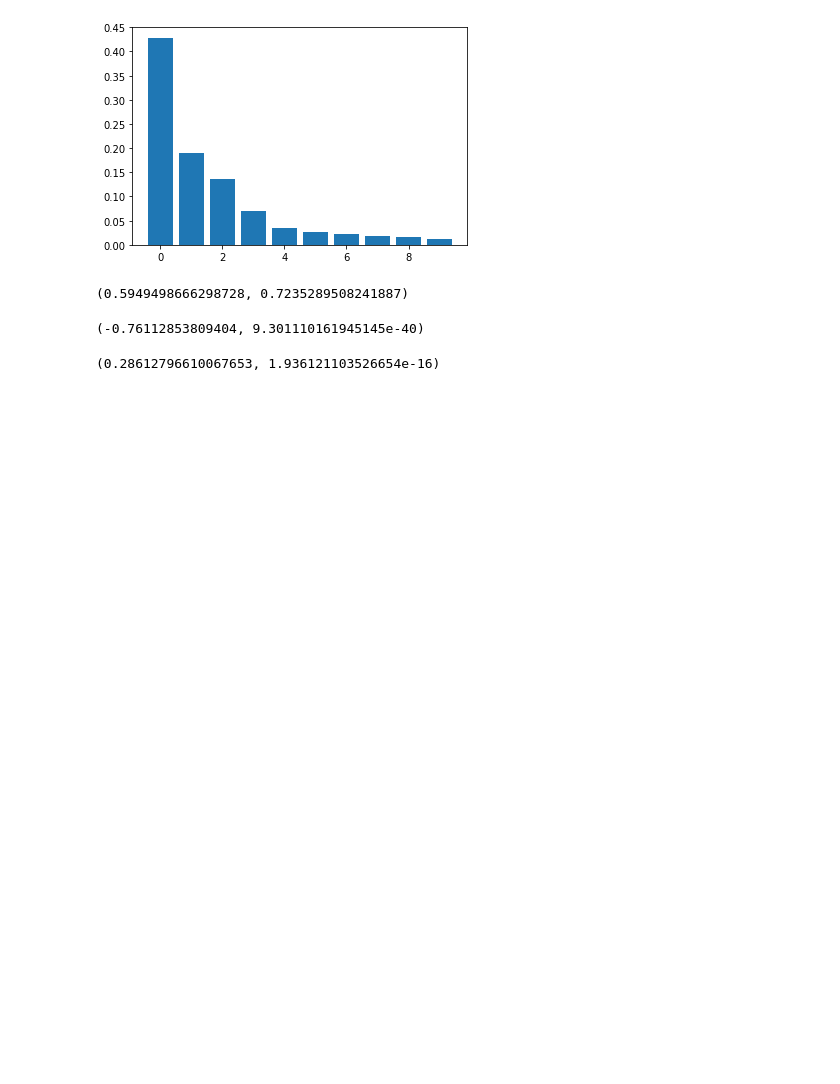
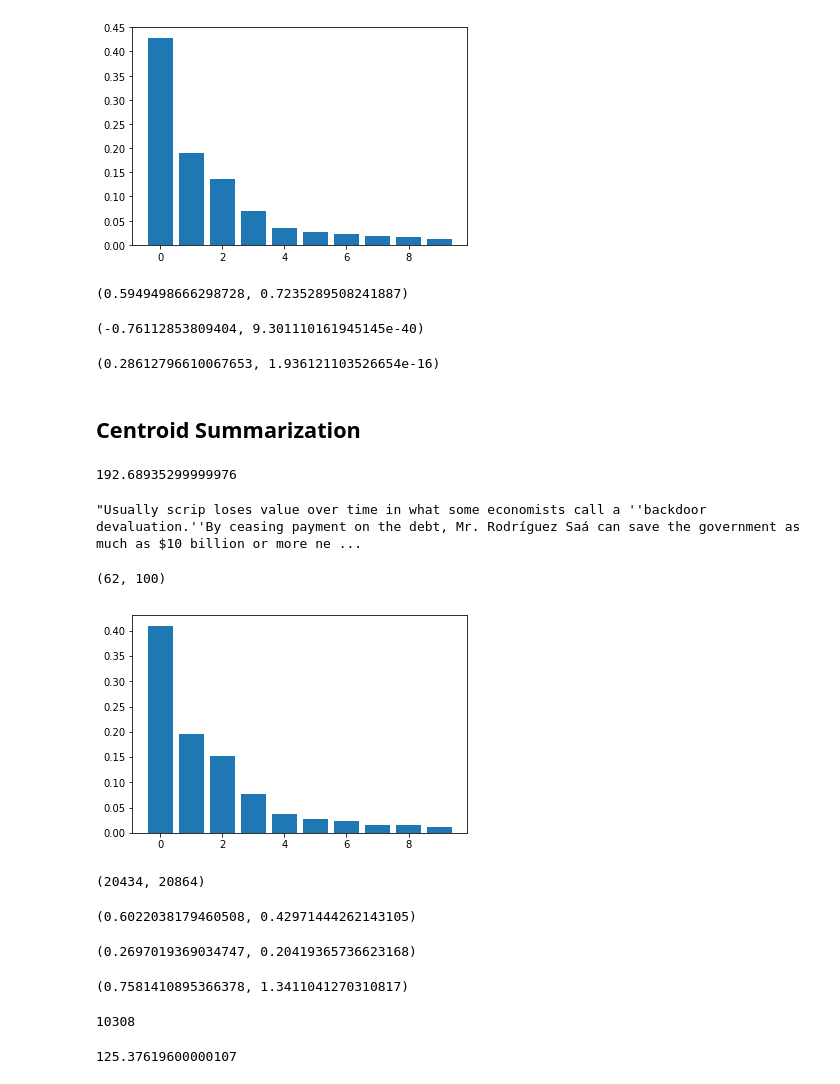
Before and after one commit to mjiang9/COS497, a Jupyter notebook: Thesis-Copy1.ipynb, the cells around one changed output. Cells and saved outputs as stored; diff of their text form; code cells hidden in the pictures; blank space fills up the shorter version.

```diff
--- a/Thesis-Copy1.ipynb
+++ b/Thesis-Copy1.ipynb
@@ -312,0 +398,4 @@ mtravs = getw2v_s(summaries_trav)
+# %%
+res = sorted([(x, gproj(gpols_centroid, mpols_centroid, x)) for x in filter(lambda x: x in mpols_centroid.wv.vocab, wordlist)], key=lambda x: x[1])
+for i in range(20):
+    print(f"{res[i][0].ljust(20)} {res[i][1]} \t\t {res[-i-1][0].ljust(20)} {res[-i-1][1]}")
@@ -621,10 +763,10 @@ for i in range(len(politics)):
         if wcount < start:
             continue
         elif started is False:
-            wcontrols_pol.append(w[max(0, start-wcount+len(w)-random.randint(1,2)):])
+            wcontrols_pol.append(w[max(0, start-wcount+len(w)-1):])
             started = True
         elif wcount > end:
-            wcontrols_pol.append(w[:min(len(w), len(w)-wcount+end+2)])
+            wcontrols_pol.append(w[:min(len(w), len(w)-wcount+end+1)])
             break
         else:
             wcontrols_pol.append(w)
@@ -662,3 +804,72 @@ regress(gpols, mpols, gwcpol, mwcpol, proflist)
 regress(gpol, mpol, gcomp, mcomp, proflist)
 # %% [output]
 (0.28612796610067653, 1.936121103526654e-16)
+# %% [markdown]
+## Centroid Summarization
+# %%
+t = time.process_time()
+wcentroids_pol = []
+centroid_summarizer = text_summarizer.CentroidBOWSummarizer()
+count = 0
+tot = 0
+for i in range(len(politics)):
+    if i in [1008, 1938, 4466, 6292, 7783, 8379, 9505, 10035]:
+        continue
+    # get number of words in the summary
+    n = len(summaries_pol[count].split())
+    tot += n
+    centroid_summary = centroid_summarizer.summarize(politics[i].text, limit=n-20)
+    wcentroids_pol.append(centroid_summary)
+    count += 1
+time.process_time() - t
+# %% [output]
+192.68935299999976
+# %%
+summaries_pol[0]
+# %% [output]
+"Usually scrip loses value over time in what some economists call a ''backdoor devaluation.''By ceasing payment on the debt, Mr. Rodríguez Saá can save the government as much as $10 billion or more ne ...
+# %%
+mpols_centroid = getw2v_s(wcentroids_pol)
+# %%
+gpols_centroid = getg(mpols_centroid)
+# %% [output]
+(62, 100)
+[figure, added]
+# %%
+len(mpols_centroid.wv.vocab), len(mpols.wv.vocab)
+# %% [output]
+(20434, 20864)
+# %%
+bias(gpols, mpols, proflist), bias(gpols_centroid, mpols_centroid, proflist)
+# %% [output]
+(0.6022038179460508, 0.42971444262143105)
+# %%
+bias(gpols, mpols, adjectives), bias(gpols_centroid, mpols_centroid, adjectives)
+# %% [output]
+(0.2697019369034747, 0.20419365736623168)
+# %%
+bias(gpols, mpols, gender_specific), bias(gpols_centroid, mpols_centroid, gender_specific)
+# %% [output]
+(0.7581410895366378, 1.3411041270310817)
+# %%
+len(wcentroids_pol)
+# %% [output]
+10308
+# %%
+t = time.process_time()
+wcentroids_comp = []
+centroid_summarizer = text_summarizer.CentroidBOWSummarizer()
+count = 0
+tot = 0
+for i in range(len(computers)):
+    if i in [1018, 1258, 1830, 3182, 3296, 4812, 5102]:
+        continue
+    # get number of words in the summary
+    n = len(summaries_comp[count].split())
+    tot += n
+    centroid_summary = centroid_summarizer.summarize(computers[i].text, limit=n-20)
+    wcentroids_comp.append(centroid_summary)
+    count += 1
+time.process_time() - t
+# %% [output]
+125.37619600000107
```
Also changed, not shown: parts of 78 cells of this notebook.
